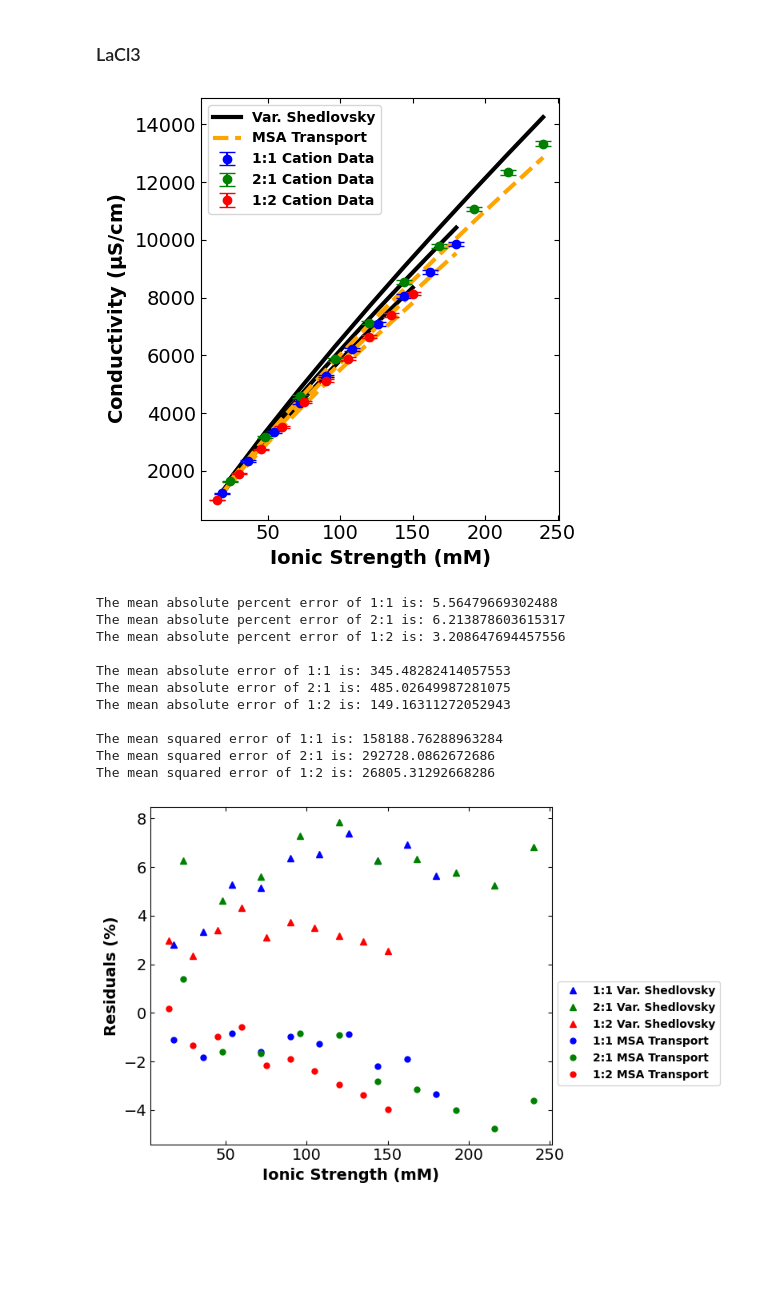
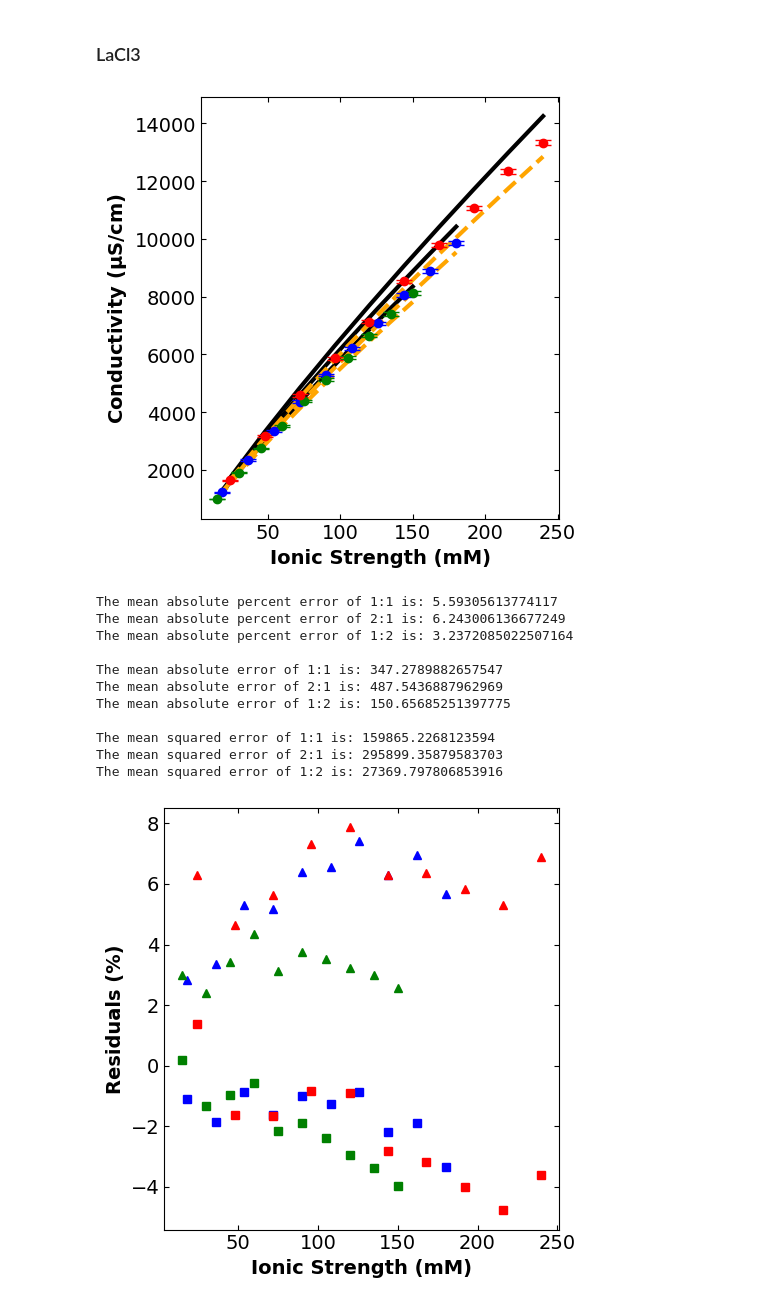
Before and after one commit to dowlinglab/salts-conductivity-modelling, a Jupyter notebook: Multicomponents-conductivity-paper.ipynb, the cells around one changed output. Saved outputs shown, nothing was run; the diff lists cells and outputs as text; code cells hidden in the pictures; blank space fills up the shorter version.

```diff
--- a/Multicomponents-conductivity-paper.ipynb
+++ b/Multicomponents-conductivity-paper.ipynb
@@ -401,7 +401,7 @@ The mean squared error of 1:2 is: 7951.674608745649
 ### Constants
 # %%
 # solvent viscosity in poise
-eta_shed = 8.903*10**(-3)
+eta_shed = 8.9*10**(-3)
 
 # limiting equivalent conductivity of salts in cm^2.Siemen.equiv^(-1)
 lambda_0_NaCl = 126.45
@@ -556,9 +556,6 @@ The mean squared error of 2:1 is: 54023.08729388493
 ### NaCl
 # %%
 # constants
-temp_NaCl_LaCl3 = 298.16 # K
-epsilon = 78.3
-eta = 8.903*10**(-3) # poise
 a_NaCl_LaCl3 = (a_NaCl + a_LaCl3)/2
 
 # concentration in M
@@ -567,11 +564,11 @@ conc_nacl_22 = [NaCl_conc22[i]*10**(-3) for i in range(ndata4)]
 conc_nacl_23 = [NaCl_conc23[i]*10**(-3) for i in range(ndata4)]
 
 # specific conductivity in micro Siemen per cm
-specific_cond_nacl_21 = cd.variant_shedlovsky(conc_nacl_21, temp_NaCl_LaCl3, epsilon, eta, lambda_0_NaCl, a_NaCl_LaCl3, z_Na, z_Cl, lambda_0_Na,
+specific_cond_nacl_21 = cd.variant_shedlovsky(conc_nacl_21, T, epsilon, eta_shed, lambda_0_NaCl, a_NaCl_LaCl3, z_Na, z_Cl, lambda_0_Na,
                                             lambda_0_Cl)
-specific_cond_nacl_22 = cd.variant_shedlovsky(conc_nacl_22, temp_NaCl_LaCl3, epsilon, eta, lambda_0_NaCl, a_NaCl_LaCl3, z_Na, z_Cl, lambda_0_Na,
+specific_cond_nacl_22 = cd.variant_shedlovsky(conc_nacl_22, T, epsilon, eta_shed, lambda_0_NaCl, a_NaCl_LaCl3, z_Na, z_Cl, lambda_0_Na,
                                             lambda_0_Cl)
-specific_cond_nacl_23 = cd.variant_shedlovsky(conc_nacl_23, temp_NaCl_LaCl3, epsilon, eta, lambda_0_NaCl, a_NaCl_LaCl3, z_Na, z_Cl, lambda_0_Na,
+specific_cond_nacl_23 = cd.variant_shedlovsky(conc_nacl_23, T, epsilon, eta_shed, lambda_0_NaCl, a_NaCl_LaCl3, z_Na, z_Cl, lambda_0_Na,
                                             lambda_0_Cl)
 # %% [markdown]
 ### LaCl3
@@ -695,9 +692,6 @@ The mean squared error of 1:2 is: 1747.6368614453108
 ### CaCl2
 # %%
 # constants
-temp_CaCl2_LaCl3 = 298.16 # K
-epsilon = 78.3
-eta = 8.903*10**(-3) # poise
 a_CaCl2_LaCl3 = (a_CaCl2 + a_LaCl3)/2
 
 # concentration in M
@@ -706,11 +700,11 @@ conc_cacl2_22 = [CaCl2_conc22[i]*10**(-3) for i in range(ndata2)]
 conc_cacl2_23 = [CaCl2_conc23[i]*10**(-3) for i in range(ndata2)]
 
 # specific conductivity in micro Siemen per cm
-specific_cond_cacl2_21 = cd.variant_shedlovsky(conc_cacl2_21, temp_CaCl2_LaCl3, epsilon, eta, lambda_0_CaCl2, a_CaCl2_LaCl3, z_Ca, z_Cl, lambda_0_Ca,
+specific_cond_cacl2_21 = cd.variant_shedlovsky(conc_cacl2_21, T, epsilon, eta_shed, lambda_0_CaCl2, a_CaCl2_LaCl3, z_Ca, z_Cl, lambda_0_Ca,
                                             lambda_0_Cl)
-specific_cond_cacl2_22 = cd.variant_shedlovsky(conc_cacl2_22, temp_CaCl2_LaCl3, epsilon, eta, lambda_0_CaCl2, a_CaCl2_LaCl3, z_Ca, z_Cl, lambda_0_Ca,
+specific_cond_cacl2_22 = cd.variant_shedlovsky(conc_cacl2_22, T, epsilon, eta_shed, lambda_0_CaCl2, a_CaCl2_LaCl3, z_Ca, z_Cl, lambda_0_Ca,
                                             lambda_0_Cl)
-specific_cond_cacl2_23 = cd.variant_shedlovsky(conc_cacl2_23, temp_CaCl2_LaCl3, epsilon, eta, lambda_0_CaCl2, a_CaCl2_LaCl3, z_Ca, z_Cl, lambda_0_Ca,
+specific_cond_cacl2_23 = cd.variant_shedlovsky(conc_cacl2_23, T, epsilon, eta_shed, lambda_0_CaCl2, a_CaCl2_LaCl3, z_Ca, z_Cl, lambda_0_Ca,
                                             lambda_0_Cl)
 # %% [markdown]
 ### LaCl3
@@ -721,11 +715,11 @@ conc_lacl3_22 = [LaCl3_conc12[i]*10**(-3) for i in range(ndata2)]
 conc_lacl3_23 = [LaCl3_conc13[i]*10**(-3) for i in range(ndata2)]
 
 # specific conductivity in micro Siemen per cm
-specific_cond_lacl3_21 = cd.variant_shedlovsky(conc_lacl3_21, temp_CaCl2_LaCl3, epsilon, eta, lambda_0_LaCl3, a_CaCl2_LaCl3, z_La, z_Cl, lambda_0_La,
+specific_cond_lacl3_21 = cd.variant_shedlovsky(conc_lacl3_21, T, epsilon, eta_shed, lambda_0_LaCl3, a_CaCl2_LaCl3, z_La, z_Cl, lambda_0_La,
                                             lambda_0_Cl)
-specific_cond_lacl3_22 = cd.variant_shedlovsky(conc_lacl3_22, temp_CaCl2_LaCl3, epsilon, eta, lambda_0_LaCl3, a_CaCl2_LaCl3, z_La, z_Cl, lambda_0_La,
+specific_cond_lacl3_22 = cd.variant_shedlovsky(conc_lacl3_22, T, epsilon, eta_shed, lambda_0_LaCl3, a_CaCl2_LaCl3, z_La, z_Cl, lambda_0_La,
                                             lambda_0_Cl)
-specific_cond_lacl3_23 = cd.variant_shedlovsky(conc_lacl3_23, temp_CaCl2_LaCl3, epsilon, eta, lambda_0_LaCl3, a_CaCl2_LaCl3, z_La, z_Cl, lambda_0_La,
+specific_cond_lacl3_23 = cd.variant_shedlovsky(conc_lacl3_23, T, epsilon, eta_shed, lambda_0_LaCl3, a_CaCl2_LaCl3, z_La, z_Cl, lambda_0_La,
                                             lambda_0_Cl)
 # %%
 # bulk conductivity
@@ -736,34 +730,31 @@ specific_cond_33 = [specific_cond_cacl2_23[i] + specific_cond_lacl3_23[i] for i
 # making plot comparison of calculated and experimental conductivity of NaCl and CaCl2
 fig = plt.figure(figsize=(5, 5))
 plt.plot(ionic_strength_ca_la_1_1, specific_cond_31, "-", color="black", linewidth=3, label="Var. Shedlovsky")
+plt.plot(ionic_strength_ca_la_1_2, specific_cond_33, "-", color="black", linewidth=3)
 plt.plot(ionic_strength_ca_la_2_1, specific_cond_32, "-", linewidth=3, color="black")
-plt.plot(ionic_strength_ca_la_1_2, specific_cond_33, "-", color="black", linewidth=3)
 plt.plot(ionic_strength_ca_la_1_1, all_cond_calc_con2, "--", color="orange", linewidth=3, label="MSA Transport")
+plt.plot(ionic_strength_ca_la_1_2, all_cond_calc_con23, "--", color="orange", linewidth=3)
 plt.plot(ionic_strength_ca_la_2_1, all_cond_calc_con22, "--", color="orange", linewidth=3)
-plt.plot(ionic_strength_ca_la_1_2, all_cond_calc_con23, "--", color="orange", linewidth=3)
 plt.errorbar(
     ionic_strength_ca_la_1_1, cond_exp2, yerr=error_ca_la_1_1, fmt='o', ecolor='blue', capsize=6, markersize=6, markerfacecolor='blue',
     markeredgecolor='blue', label='1:1 Cation Data')
 plt.errorbar(
-    ionic_strength_ca_la_2_1, cond_exp22, yerr=error_ca_la_2_1, fmt='o', ecolor='green', capsize=6, markersize=6, markerfacecolor='green',
-    markeredgecolor='green', label='2:1 Cation Data')
+    ionic_strength_ca_la_1_2, cond_exp23, yerr=error_ca_la_1_2, fmt='o', ecolor='green', capsize=6, markersize=6, markerfacecolor='green',
+    markeredgecolor='green', label='1:2 Cation Data')
 plt.errorbar(
-    ionic_strength_ca_la_1_2, cond_exp23, yerr=error_ca_la_1_2, fmt='o', ecolor='red', capsize=6, markersize=6, markerfacecolor='red',
-    markeredgecolor='red', label='1:2 Cation Data')
-# plt.plot(ionic_strength_ca_la_1_1, cond_exp2, ".", color="blue", markersize=10, label="1:1 Cation Data")
-# plt.plot(ionic_strength_ca_la_2_1, cond_exp22, ".", color="green", markersize=10, label="2:1 Cation Data")
-# plt.plot(ionic_strength_ca_la_1_2, cond_exp23, ".", color="red", markersize=10, label="1:2 Cation Data")
+    ionic_strength_ca_la_2_1, cond_exp22, yerr=error_ca_la_2_1, fmt='o', ecolor='red', capsize=6, markersize=6, markerfacecolor='red',
+    markeredgecolor='red', label='2:1 Cation Data')
 plt.xlabel("Ionic Strength (mM)", fontsize=14,fontweight='bold')
 plt.ylabel("Conductivity ($\mathbf{\mu}$S/cm)", fontsize=14,fontweight='bold')
 plt.xticks(fontsize=14)
 plt.yticks(fontsize=14)
 plt.tick_params(direction="in",top=True, right=True)
-plt.legend(prop={"weight":"bold"})
+# plt.legend(prop={"weight":"bold"})
 plt.tight_layout()
 plt.savefig(r".\Paper_figures\msa_var_shed_ca_la.png")
 plt.show()
 # %% [output]
-[figure, old version]
+[figure, new version]
 # %%
 # residuals for CaCl2 and LaCl3
 e2_2 = [specific_cond_31[i] - cond_exp2[i] for i in range(ndata2)]
@@ -785,47 +776,47 @@ print("The mean absolute percent error of 1:2 is:",np.mean(residuals_percent23_2
 
 # calculate the mean absolute error
 residuals_2_abs_shed = [np.abs(e2_2[i]) for i in range(ndata2)]
 residuals_22_abs_shed = [np.abs(e22_2[i]) for i in range(ndata2)]
 residuals_23_abs_shed = [np.abs(e23_2[i]) for i in range(ndata2)]
 print("\nThe mean absolute error of 1:1 is:",np.mean(residuals_2_abs_shed))
 print("The mean absolute error of 2:1 is:",np.mean(residuals_22_abs_shed))
 print("The mean absolute error of 1:2 is:",np.mean(residuals_23_abs_shed))
 
 # calculate the mean squared error
 sq_residuals_2_shed = [e2_2[i]**2 for i in range(ndata2)]
 sq_residuals_22_shed = [e22_2[i]**2 for i in range(ndata2)]
 sq_residuals_23_shed = [e23_2[i]**2 for i in range(ndata2)]
 print("\nThe mean squared error of 1:1 is:",np.mean(sq_residuals_2_shed))
 print("The mean squared error of 2:1 is:",np.mean(sq_residuals_22_shed))
 print("The mean squared error of 1:2 is:",np.mean(sq_residuals_23_shed))
 
 # making plots of residuals
-fig = plt.figure(figsize=(8, 5))
+fig = plt.figure(figsize=(5, 5))
 plt.plot(ionic_strength_ca_la_1_1, residuals_percent2_2, "^", color="blue", label="1:1 Var. Shedlovsky")
-plt.plot(ionic_strength_ca_la_2_1, residuals_percent22_2, "^", color="green", label="2:1 Var. Shedlovsky")
-plt.plot(ionic_strength_ca_la_1_2, residuals_percent23_2, "^", color="red", label="1:2 Var. Shedlovsky")
-plt.plot(ionic_strength_ca_la_1_1, residuals_percent2, ".", markersize=10, color="blue", label="1:1 MSA Transport")
-plt.plot(ionic_strength_ca_la_2_1, residuals_percent22, ".", markersize=10, color="green", label="2:1 MSA Transport")
-plt.plot(ionic_strength_ca_la_1_2, residuals_percent23, ".", markersize=10, color="red", label="1:2 MSA Transport")
+plt.plot(ionic_strength_ca_la_1_2, residuals_percent23_2, "^", color="green", label="1:2 Var. Shedlovsky")
+plt.plot(ionic_strength_ca_la_2_1, residuals_percent22_2, "^", color="red", label="2:1 Var. Shedlovsky")
+plt.plot(ionic_strength_ca_la_1_1, residuals_percent2, "s", color="blue", label="1:1 MSA Transport")
+plt.plot(ionic_strength_ca_la_1_2, residuals_percent23, "s", color="green", label="1:2 MSA Transport")
+plt.plot(ionic_strength_ca_la_2_1, residuals_percent22, "s", color="red", label="2:1 MSA Transport")
 plt.xlabel("Ionic Strength (mM)", fontsize=14,fontweight='bold')
 plt.ylabel("Residuals (%)", fontsize=14,fontweight='bold')
 plt.xticks(fontsize=14)
 plt.yticks(fontsize=14)
 plt.tick_params(direction="in",top=True, right=True)
-plt.legend(prop={"weight":"bold"}, bbox_to_anchor=(1, 0.5))
+# plt.legend(prop={"weight":"bold"}, bbox_to_anchor=(1, 0.5))
 plt.tight_layout()
 plt.savefig(r".\Paper_figures\msa_var_shed_ca_la_residuals_per.png")
 plt.show()
 # %% [output]
-The mean absolute percent error of 1:1 is: 5.56479669302488
-The mean absolute percent error of 2:1 is: 6.213878603615317
-The mean absolute percent error of 1:2 is: 3.208647694457556
+The mean absolute percent error of 1:1 is: 5.59305613774117
+The mean absolute percent error of 2:1 is: 6.243006136677249
+The mean absolute percent error of 1:2 is: 3.2372085022507164
 
-The mean absolute error of 1:1 is: 345.48282414057553
-The mean absolute error of 2:1 is: 485.02649987281075
-The mean absolute error of 1:2 is: 149.16311272052943
+The mean absolute error of 1:1 is: 347.2789882657547
+The mean absolute error of 2:1 is: 487.5436887962969
+The mean absolute error of 1:2 is: 150.65685251397775
 
-The mean squared error of 1:1 is: 158188.76288963284
-The mean squared error of 2:1 is: 292728.0862672686
-The mean squared error of 1:2 is: 26805.31292668286
+The mean squared error of 1:1 is: 159865.2268123594
+The mean squared error of 2:1 is: 295899.35879583703
+The mean squared error of 1:2 is: 27369.797806853916
-[figure, old version]
+[figure, new version]
```
Also changed, not shown: parts of 13 cells of this notebook, 25 other files.
